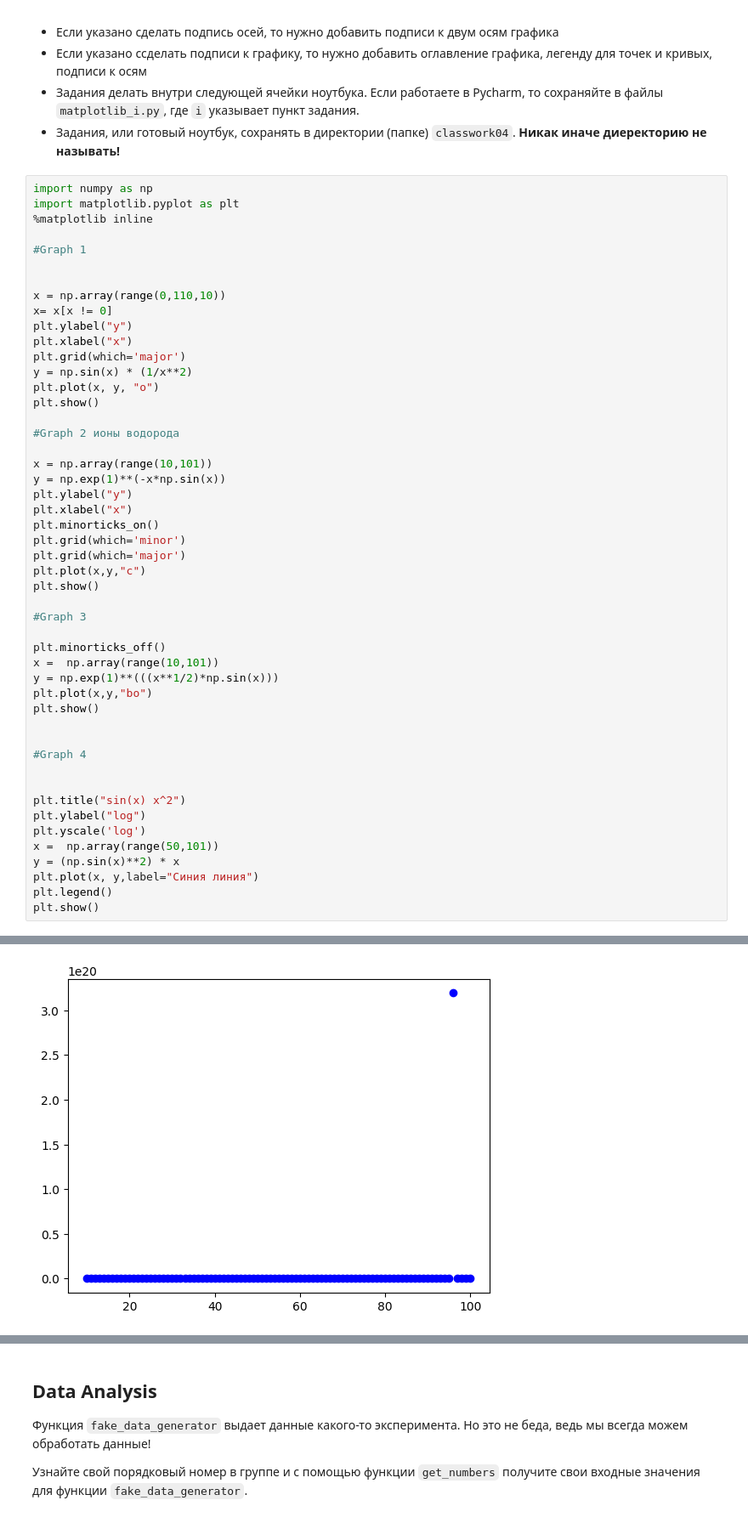
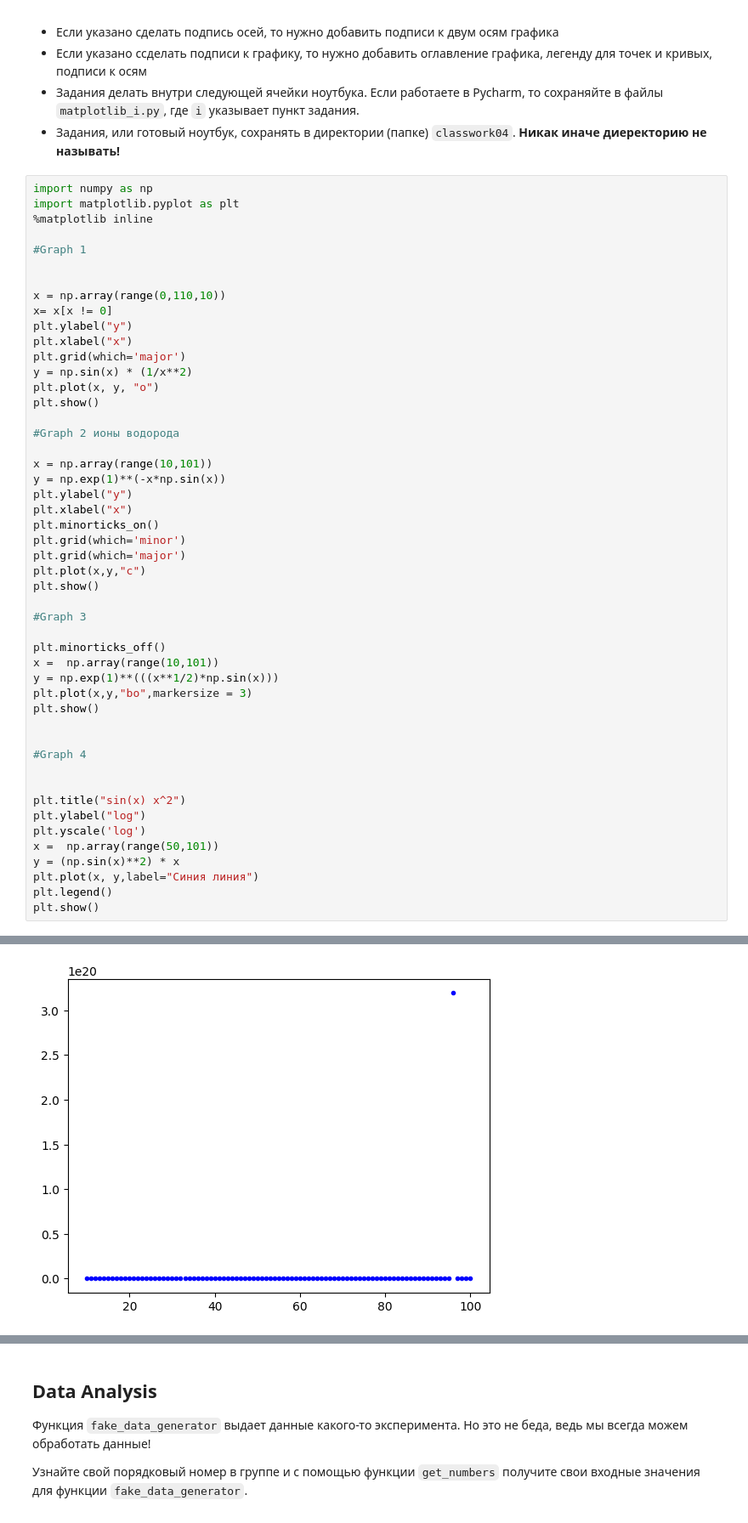
Before and after one commit to RogMin/MIPT-CODING_py, a Jupyter notebook: classwork04/lpr2022_lab4.ipynb, the cells around one changed output, grey strips where cells are left out. Shown: that part at 85% size. Saved outputs shown, nothing was run; the diff lists cells and outputs as text.

```diff
--- a/classwork04/lpr2022_lab4.ipynb
+++ b/classwork04/lpr2022_lab4.ipynb
@@ -404,35 +404,35 @@ y = np.exp(1)**(-x*np.sin(x))
 plt.ylabel("y")
 plt.xlabel("x")
 plt.minorticks_on()
 plt.grid(which='minor')
 plt.grid(which='major')
 plt.plot(x,y,"c")
 plt.show()
 
 #Graph 3
 
 plt.minorticks_off()
 x =  np.array(range(10,101))
 y = np.exp(1)**(((x**1/2)*np.sin(x)))
-plt.plot(x,y,"bo")
+plt.plot(x,y,"bo",markersize = 3)
 plt.show()
 
 
 #Graph 4
 
 
 plt.title("sin(x) x^2")
 plt.ylabel("log")
 plt.yscale('log')
 x =  np.array(range(50,101))
 y = (np.sin(x)**2) * x
 plt.plot(x, y,label="Синия линия")
 plt.legend()
 plt.show()
 # %% [output]
 [figure]
 [figure]
-[figure, old version]
+[figure, new version]
 [figure]
 # %% [markdown]
 ## Data Analysis
```
Also changed, not shown: parts of 1 cell of this notebook, 1 other file.
